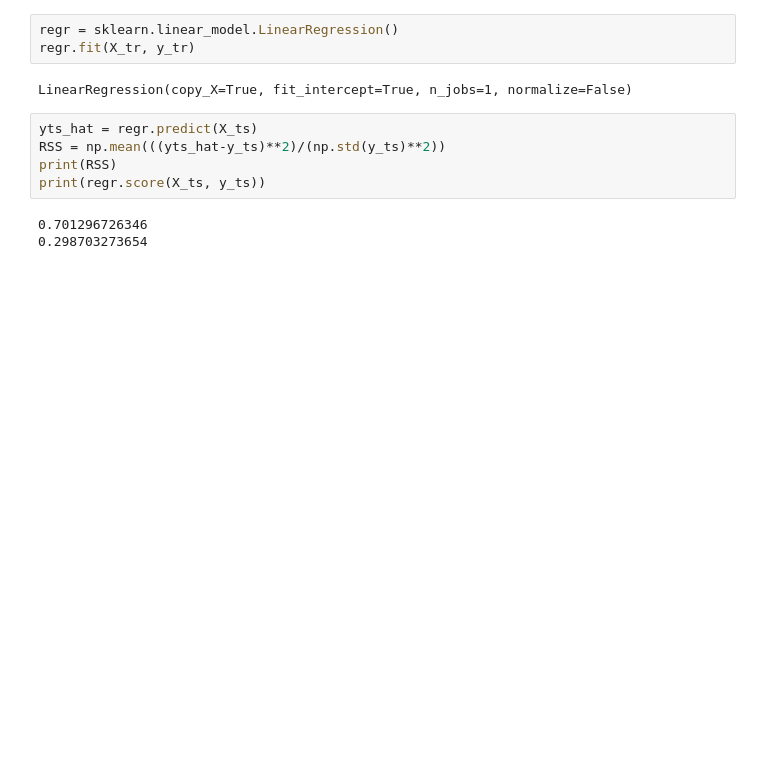
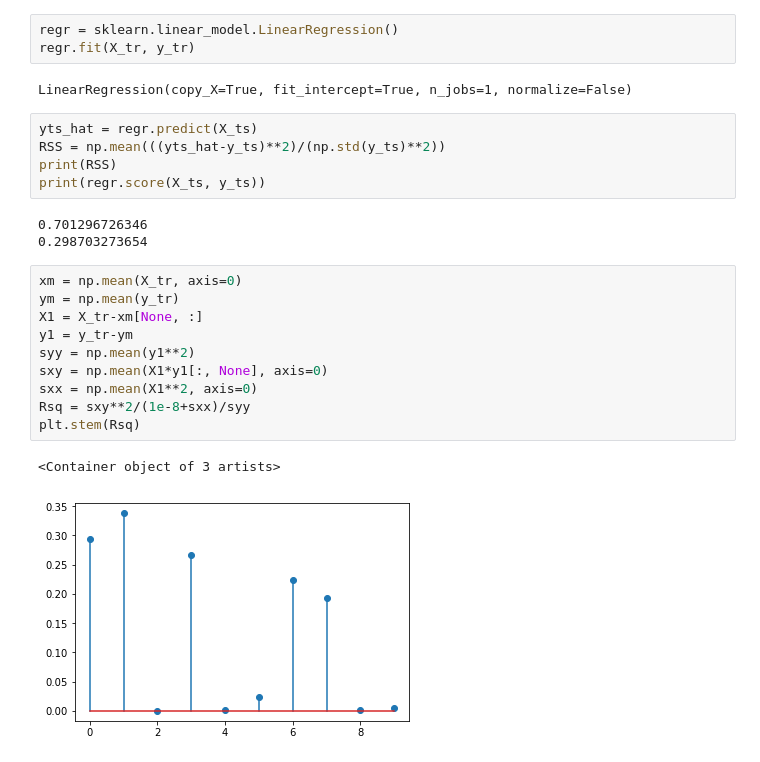
Before and after one commit to osermay/machine-be-learning, a Jupyter notebook: prostate.ipynb, the cells around one changed output. Saved outputs shown, nothing was run; the diff lists cells and outputs as text; blank space fills up the shorter version.

```diff
--- a/prostate.ipynb
+++ b/prostate.ipynb
@@ -149,3 +149,16 @@ print(regr.score(X_ts, y_ts))
 # %% [output]
 0.701296726346
 0.298703273654
+# %%
+xm = np.mean(X_tr, axis=0)
+ym = np.mean(y_tr)
+X1 = X_tr-xm[None, :]
+y1 = y_tr-ym
+syy = np.mean(y1**2)
+sxy = np.mean(X1*y1[:, None], axis=0)
+sxx = np.mean(X1**2, axis=0)
+Rsq = sxy**2/(1e-8+sxx)/syy
+plt.stem(Rsq)
+# %% [output]
+<Container object of 3 artists>
+[figure, added]
```
Also changed, not shown: parts of 4 cells of this notebook.
